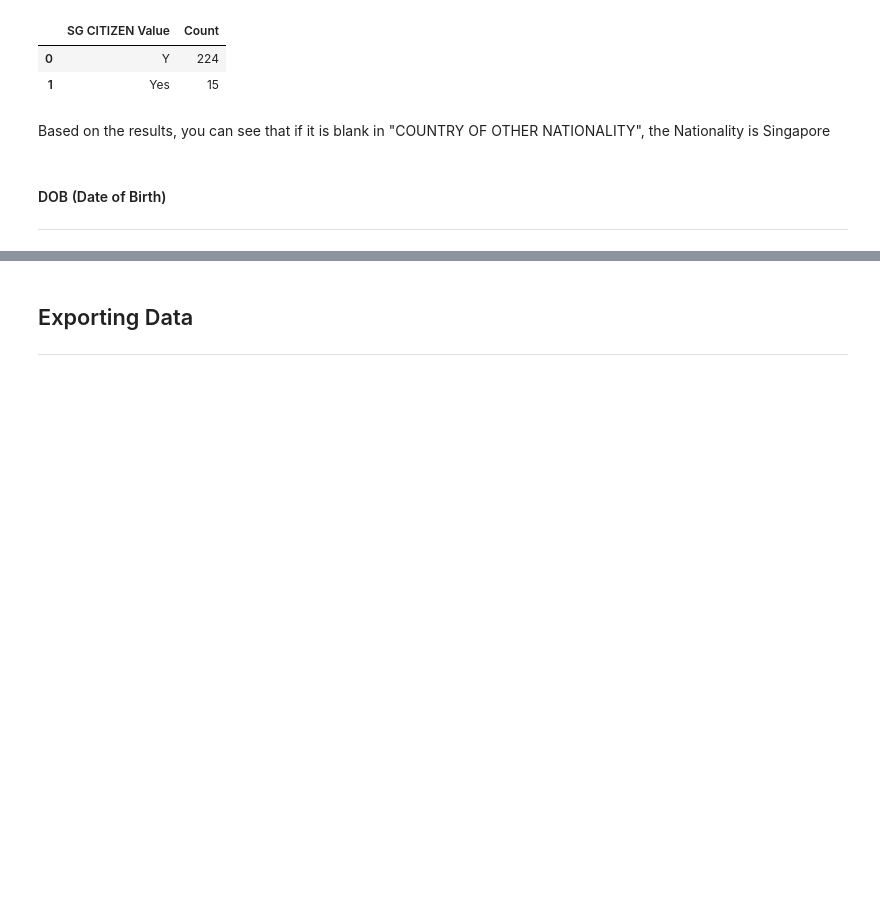
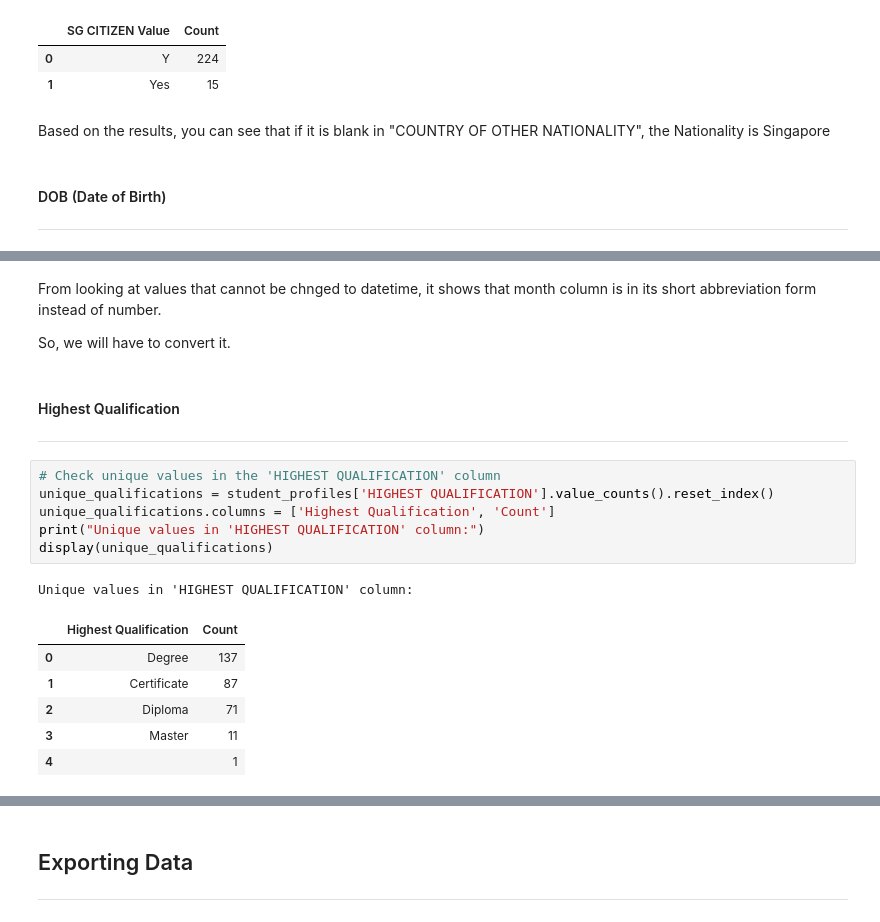
Before and after one commit to swamhtetg90/DAVI-CA2, a Jupyter notebook: data_cleaning.ipynb, the cells around one changed output, grey strips where cells are left out. Cells and saved outputs as stored; diff of their text form; blank space fills up the shorter version.

```diff
--- a/data_cleaning.ipynb
+++ b/data_cleaning.ipynb
@@ -349,0 +391,21 @@ Based on the results, you can see that if it is blank in "COUNTRY OF OTHER NATIO
+# %% [markdown]
+From looking at values that cannot be chnged to datetime, it shows that month column is in its short abbreviation form instead of number.
+
+So, we will have to convert it.
+# %% [markdown]
+#### Highest Qualification
+----
+# %%
+# Check unique values in the 'HIGHEST QUALIFICATION' column
+unique_qualifications = student_profiles['HIGHEST QUALIFICATION'].value_counts().reset_index()
+unique_qualifications.columns = ['Highest Qualification', 'Count']
+print("Unique values in 'HIGHEST QUALIFICATION' column:")
+display(unique_qualifications)
+# %% [output]
+Unique values in 'HIGHEST QUALIFICATION' column:
+|  | Highest Qualification | Count |
+| 0 | Degree | 137 |
+| 1 | Certificate | 87 |
+| 2 | Diploma | 71 |
+| 3 | Master | 11 |
+| 4 |  | 1 |
```
Also changed, not shown: parts of 13 cells of this notebook.
